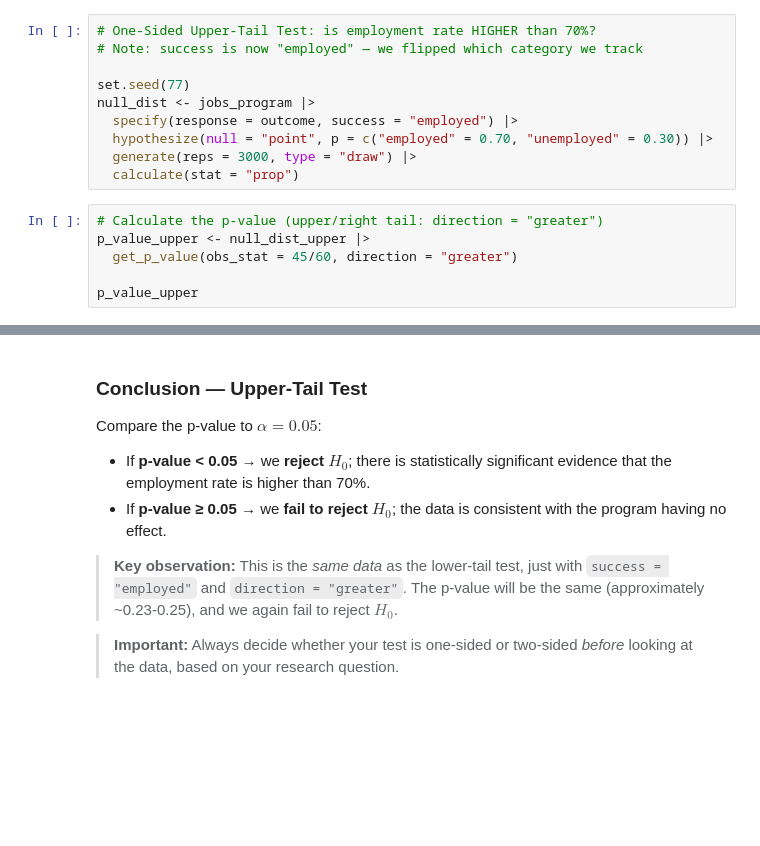
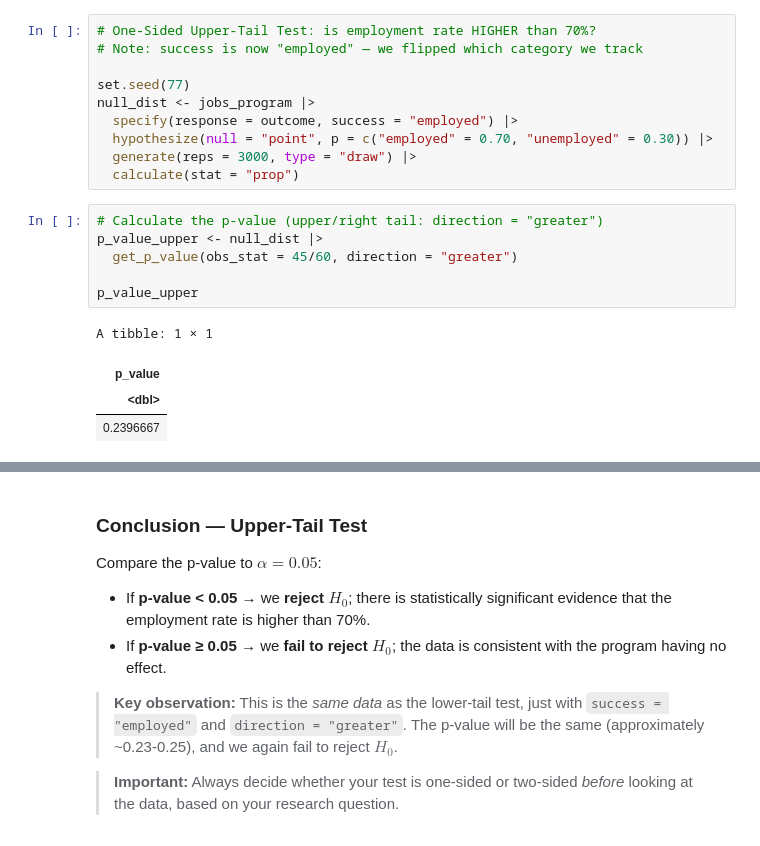
Before and after one commit to sarahcburnett/ds4all-materials-sp26-public, a Jupyter notebook: lecture-notebooks/hypothesis testing/hypothesis_testing_single_prop.ipynb, the cells around one changed output, grey strips where cells are left out. Saved outputs shown, nothing was run; the diff lists cells and outputs as text; blank space fills up the shorter version.

```diff
--- a/lecture-notebooks/hypothesis testing/hypothesis_testing_single_prop.ipynb
+++ b/lecture-notebooks/hypothesis testing/hypothesis_testing_single_prop.ipynb
@@ -281,9 +319,14 @@ null_dist <- jobs_program |>
   calculate(stat = "prop")
 # %%
 # Calculate the p-value (upper/right tail: direction = "greater")
-p_value_upper <- null_dist_upper |>
+p_value_upper <- null_dist |>
   get_p_value(obs_stat = 45/60, direction = "greater")
 
 p_value_upper
+# %% [output]
+A tibble: 1 × 1
+| p_value |
+| <dbl> |
+| 0.2396667 |
 # %%
 # Visualize the p-value (shaded region is the upper/right tail)
```
Also changed, not shown: parts of 11 cells of this notebook.
